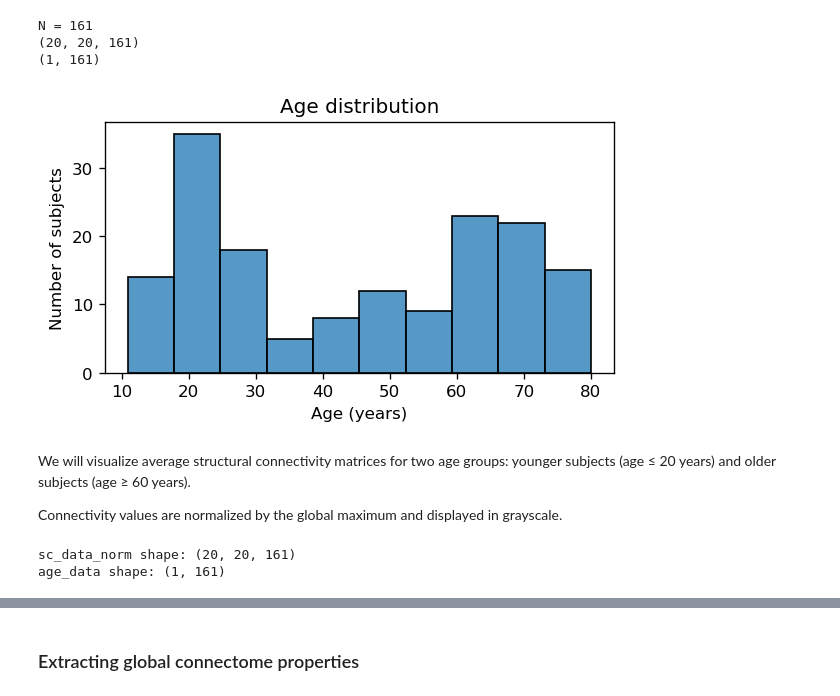
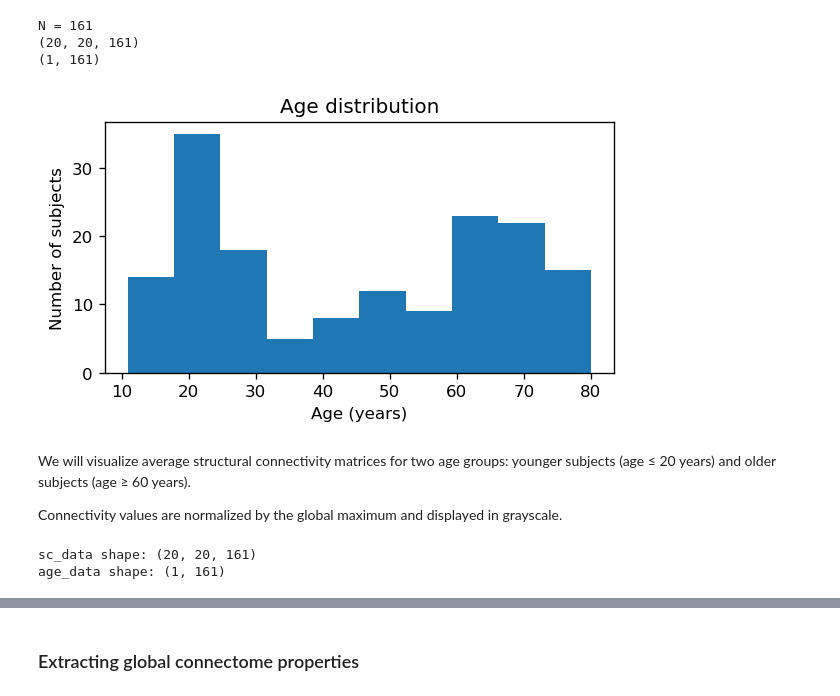
Before and after one commit to KGatica/MathModel_Neuro, a Jupyter notebook: tutorials/02_Connectivity/02_structure_aging.ipynb, the cells around one changed output, grey strips where cells are left out. Saved outputs shown, nothing was run; the diff lists cells and outputs as text; code cells hidden in the pictures.

```diff
--- a/tutorials/02_Connectivity/02_structure_aging.ipynb
+++ b/tutorials/02_Connectivity/02_structure_aging.ipynb
@@ -43,23 +43,23 @@ N = 161
 (1, 161)
 # %%
 plt.figure(figsize=(5, 3), dpi=120)
-sns.histplot(age_data.flatten(), bins=10)
+plt.hist(age_data.flatten(), bins=10)
 plt.xlabel("Age (years)")
 plt.ylabel("Number of subjects")
 plt.title("Age distribution")
 plt.tight_layout()
 plt.show()
 # %% [output]
-[figure, old version]
+[figure, new version]
 # %% [markdown]
 We will visualize average structural connectivity matrices for two age groups: younger subjects (age ≤ 20 years) and older subjects (age ≥ 60 years).
 
 Connectivity values are normalized by the global maximum and displayed in grayscale.
 # %%
-print("sc_data_norm shape:", sc_data_norm.shape)
+print("sc_data shape:", sc_data.shape)
 print("age_data shape:", age_data.shape)
 # %% [output]
-sc_data_norm shape: (20, 20, 161)
+sc_data shape: (20, 20, 161)
 age_data shape: (1, 161)
 # %%
 sc_data_norm = sc_data/np.max(sc_data)
```
Also changed, not shown: parts of 10 cells of this notebook, 1 other file.
